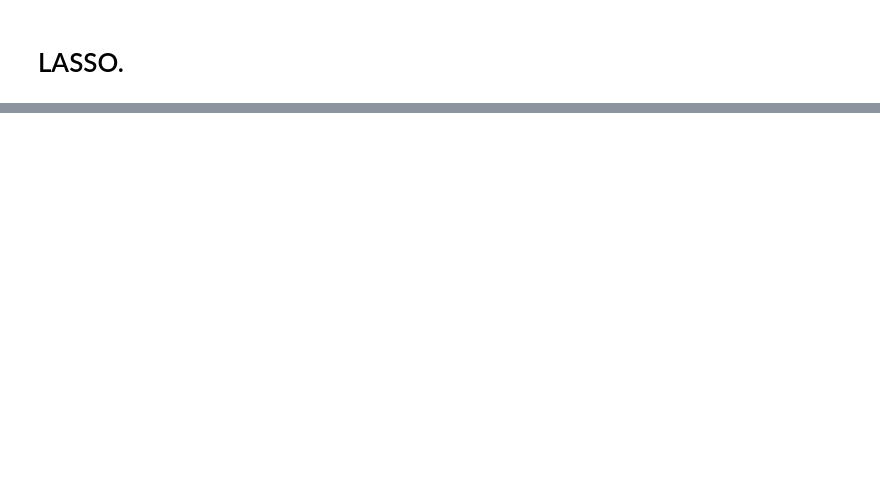
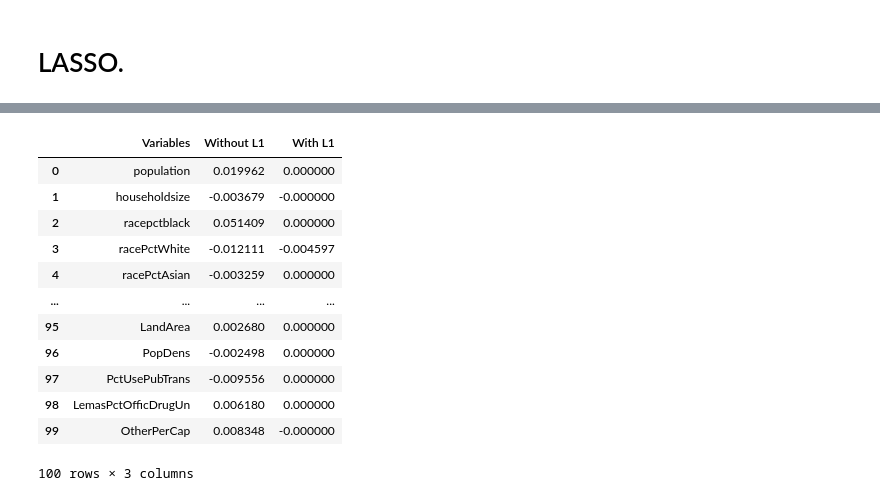
Before and after one commit to dimitris-markopoulos/CrimePredictor-ML, a Jupyter notebook: 1_NaiveFeatureSelection.ipynb, the cells around one changed output, grey strips where cells are left out. Cells and saved outputs as stored; diff of their text form; code cells hidden in the pictures; blank space fills up the shorter version.

```diff
--- a/1_NaiveFeatureSelection.ipynb
+++ b/1_NaiveFeatureSelection.ipynb
@@ -462,0 +559,17 @@ plt.show()
+# %%
+y = data.loc[:,'ViolentCrimesPerPop']
+X = data.loc[:, data.columns != 'ViolentCrimesPerPop']
+
+colnames = X.columns
+
+#Loading data
+Y = y.to_numpy()
+X = X.to_numpy()
+
+# Center data
+Y_centered = Y - np.mean(Y)
+X_centered = X - np.mean(X, axis=0)
+
+# Standardize X (centered and scaled)
+scaler = StandardScaler(with_mean=True, with_std=True)
+X_standardized = scaler.fit_transform(X)
@@ -463,24 +580,36 @@ plt.show()
 # %%
-import pandas as pd
-import numpy as np
-from sklearn.linear_model import LinearRegression, Lasso
-
 # Fit OLS
 fit0 = LinearRegression()
 fit0.fit(X_standardized, Y_centered)
 
 # Fit LASSO
-lasso = Lasso(fit_intercept=False)
+l1_penalty = .1 #alpha = 1.0 is default penalty, so it must be specified
+lasso = Lasso(alpha = l1_penalty , fit_intercept=False)
 lasso.fit(X_standardized, Y_centered)
 
 # Ensure all arrays have the same shape
-colnames = np.array(X.columns)  # Convert to NumPy array
+colnames = np.array(colnames)  # Convert to NumPy array
 ols_coefs = fit0.coef_.flatten()  # Ensure it's 1D
 lasso_coefs = lasso.coef_.flatten()  # Ensure it's 1D
 
 # Stack into a DataFrame
-df = pd.DataFrame({
+lasso_df = pd.DataFrame({
     "Variables": colnames,
     "Without L1": ols_coefs,
     "With L1": lasso_coefs
 })
+lasso_df
+# %% [output]
+|  | Variables | Without L1 | With L1 |
+| 0 | population | 0.019962 | 0.000000 |
+| 1 | householdsize | -0.003679 | -0.000000 |
+| 2 | racepctblack | 0.051409 | 0.000000 |
+| 3 | racePctWhite | -0.012111 | -0.004597 |
+| 4 | racePctAsian | -0.003259 | 0.000000 |
+| ... | ... | ... | ... |
+| 95 | LandArea | 0.002680 | 0.000000 |
+| 96 | PopDens | -0.002498 | 0.000000 |
+| 97 | PctUsePubTrans | -0.009556 | 0.000000 |
+| 98 | LemasPctOfficDrugUn | 0.006180 | 0.000000 |
+| 99 | OtherPerCap | 0.008348 | -0.000000 |
+100 rows × 3 columns
```
Also changed, not shown: parts of 31 cells of this notebook.
